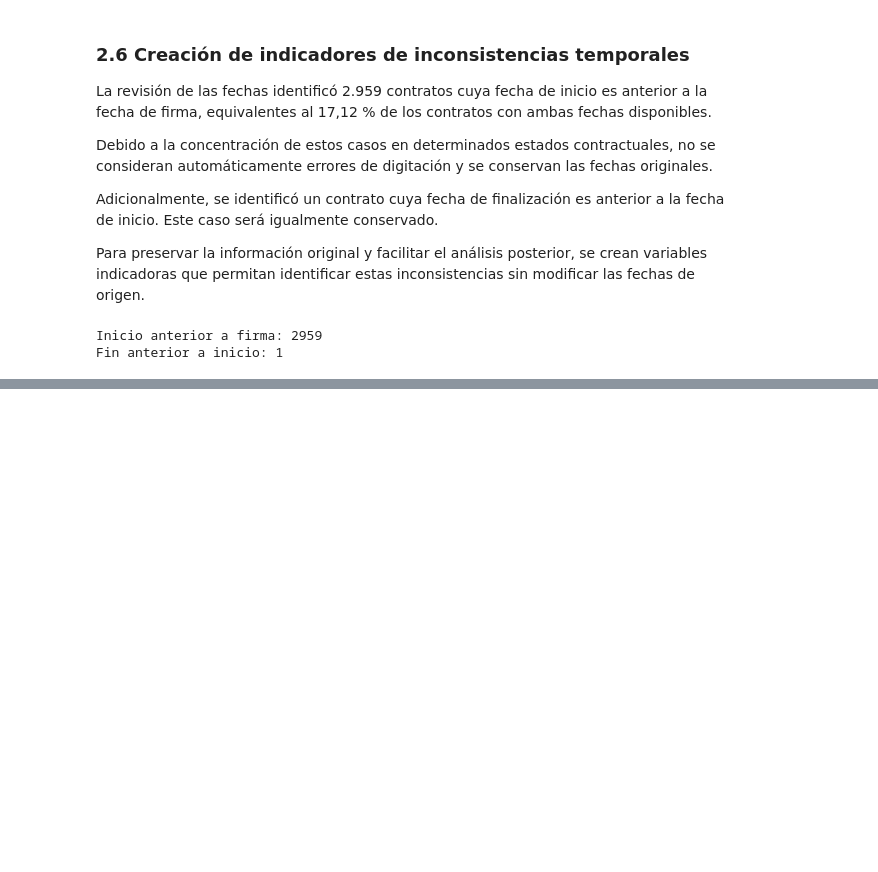
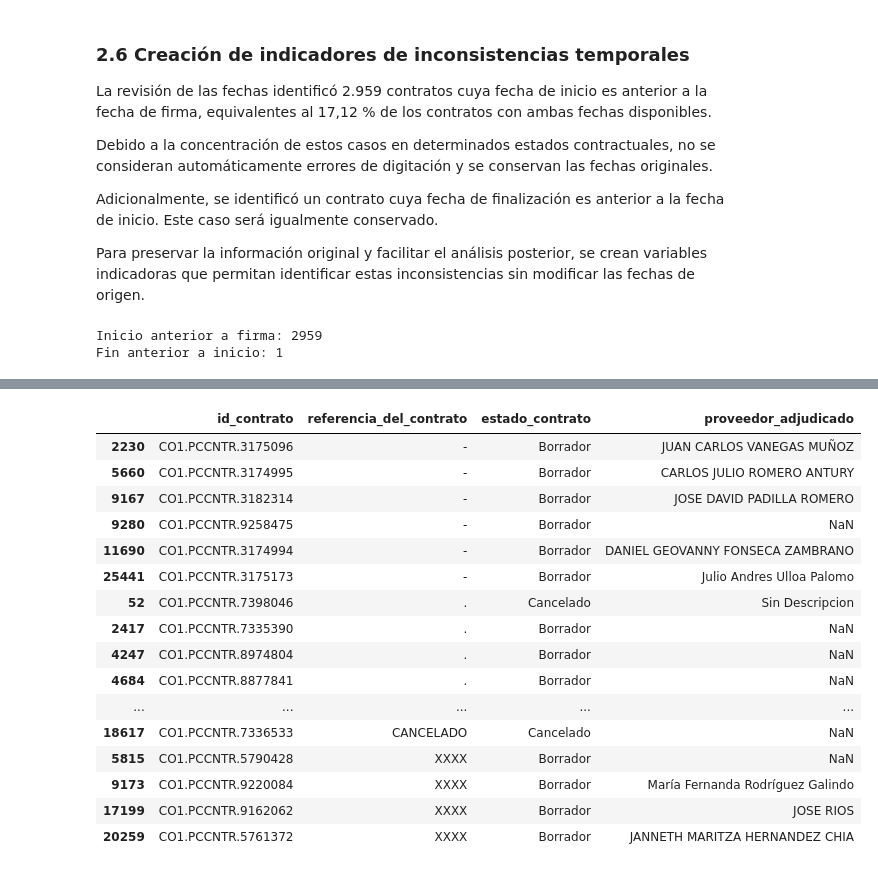
Before and after one commit to caldeeh/proyecto1-analitica-contratacion, a Jupyter notebook: Tarea 2/Pregunta 3/02_limpieza_p3.ipynb, the cells around one changed output, grey strips where cells are left out. Cells and saved outputs as stored; diff of their text form; code cells hidden in the pictures; blank space fills up the shorter version.

```diff
--- a/Tarea 2/Pregunta 3/02_limpieza_p3.ipynb
+++ b/Tarea 2/Pregunta 3/02_limpieza_p3.ipynb
@@ -290,0 +531,8 @@ Fin anterior a inicio: 1
+# %%
+# Revisar valores especiales en referencia del contrato
+
+valores_especiales = [".", "-", "0", "XXXX", "CANCELADO"]
+
+for valor in valores_especiales:
+    print(f"\nValor: {valor}")
+    print("Cantidad:", (df["referencia_del_contrato"] == valor).sum())
@@ -290,0 +554,27 @@ Fin anterior a inicio: 1
+# %%
+# Revisar el contexto de los valores especiales
+
+df[df["referencia_del_contrato"].isin(valores_especiales)][[
+    "id_contrato",
+    "referencia_del_contrato",
+    "estado_contrato",
+    "proveedor_adjudicado"
+]].sort_values("referencia_del_contrato")
+# %% [output]
+|  | id_contrato | referencia_del_contrato | estado_contrato | proveedor_adjudicado |
+| 2230 | CO1.PCCNTR.3175096 | - | Borrador | JUAN CARLOS VANEGAS MUÑOZ |
+| 5660 | CO1.PCCNTR.3174995 | - | Borrador | CARLOS JULIO ROMERO ANTURY |
+| 9167 | CO1.PCCNTR.3182314 | - | Borrador | JOSE DAVID PADILLA ROMERO |
+| 9280 | CO1.PCCNTR.9258475 | - | Borrador | NaN |
+| 11690 | CO1.PCCNTR.3174994 | - | Borrador | DANIEL GEOVANNY FONSECA ZAMBRANO |
+| 25441 | CO1.PCCNTR.3175173 | - | Borrador | Julio Andres Ulloa Palomo |
+| 52 | CO1.PCCNTR.7398046 | . | Cancelado | Sin Descripcion |
+| 2417 | CO1.PCCNTR.7335390 | . | Borrador | NaN |
+| 4247 | CO1.PCCNTR.8974804 | . | Borrador | NaN |
+| 4684 | CO1.PCCNTR.8877841 | . | Borrador | NaN |
+| ... | ... | ... | ... | ... |
+| 18617 | CO1.PCCNTR.7336533 | CANCELADO | Cancelado | NaN |
+| 5815 | CO1.PCCNTR.5790428 | XXXX | Borrador | NaN |
+| 9173 | CO1.PCCNTR.9220084 | XXXX | Borrador | María Fernanda Rodríguez Galindo |
+| 17199 | CO1.PCCNTR.9162062 | XXXX | Borrador | JOSE RIOS |
+| 20259 | CO1.PCCNTR.5761372 | XXXX | Borrador | JANNETH MARITZA HERNANDEZ CHIA |
```
Also changed, not shown: parts of 37 cells of this notebook.
